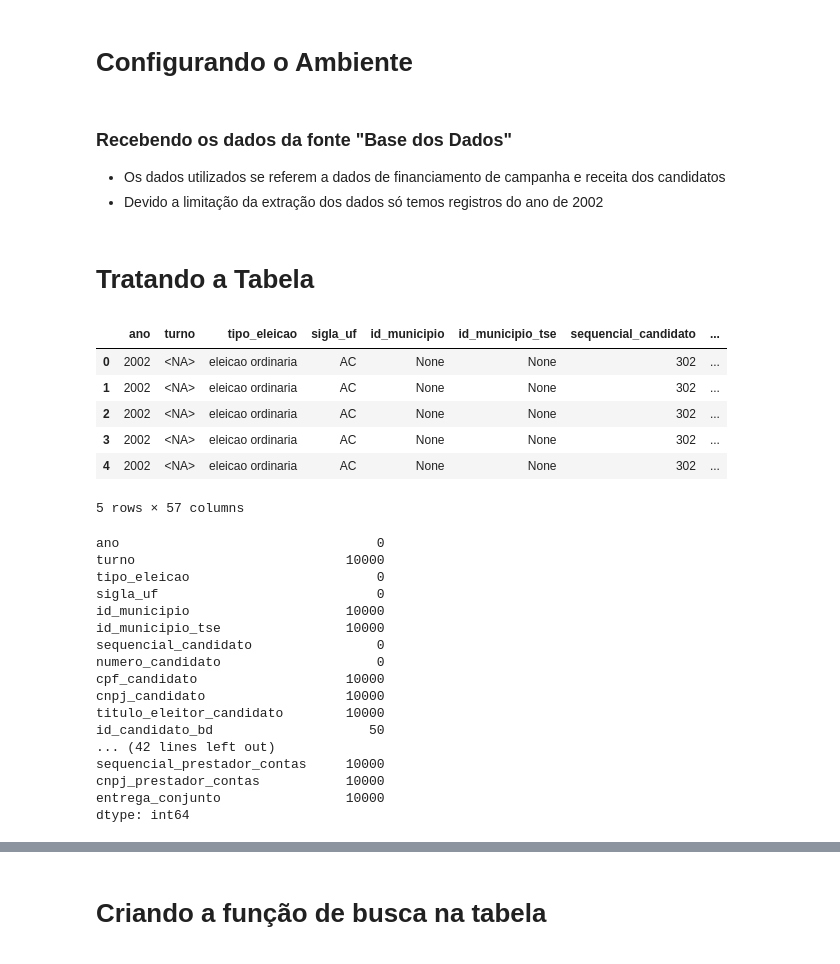
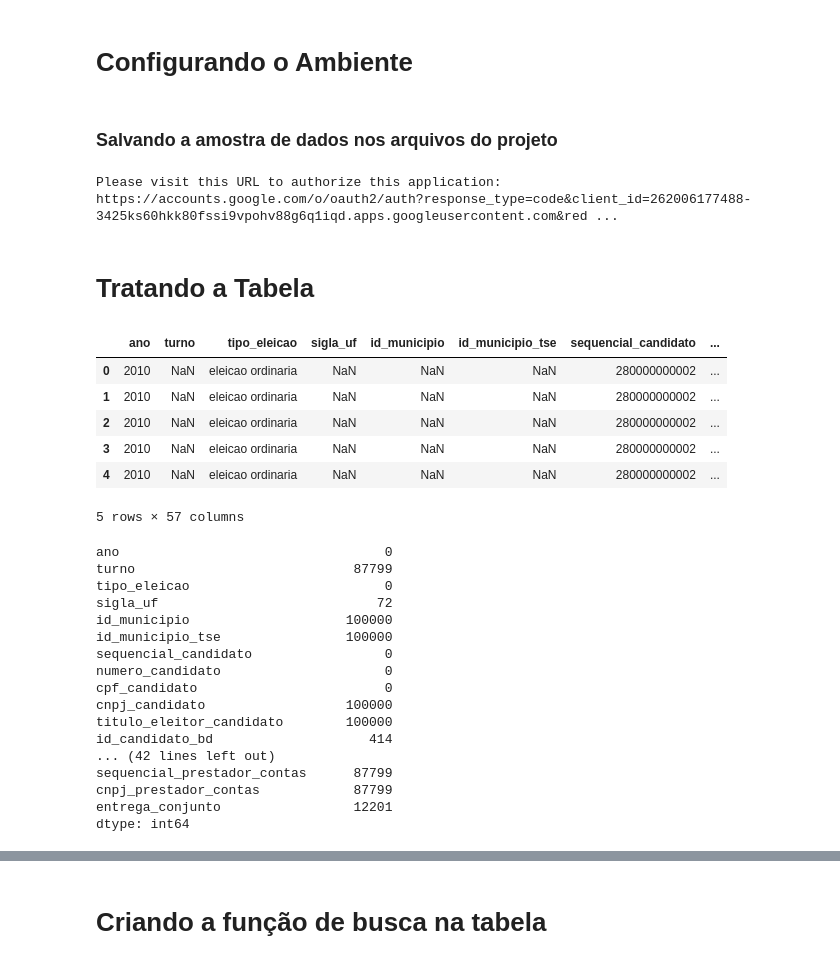
Before and after one commit to AugustoPrestes/Trabalho-ADS-2023.1, a Jupyter notebook: receita-candidatos.ipynb, the cells around one changed output, grey strips where cells are left out. Drawn from its saved outputs; the diff is of its cells as text; code cells hidden in the pictures.

```diff
--- a/receita-candidatos.ipynb
+++ b/receita-candidatos.ipynb
@@ -25,47 +40,52 @@ import basedosdados as bd
-# %% [markdown]
-### Recebendo os dados da fonte "Base dos Dados"
-
-* Os dados utilizados se referem a dados de financiamento de campanha e receita dos candidatos
-* Devido a limitação da extração dos dados só temos registros do ano de 2002
+# %% [markdown]
+### Salvando a amostra de dados nos arquivos do projeto
 # %%
 # Recebendo a tabela com as informações dos bens de cada candidato (limitado a 5 mil linhas)
-receitas_candidatos = bd.read_table(dataset_id='br_tse_eleicoes',
-                   table_id='receitas_candidato',
-                   billing_project_id='eleicoes-380622',
-                   limit=10000)
+# df = bd.read_table(dataset_id='br_tse_eleicoes',
+#                  table_id='receitas_candidato',
+#                  billing_project_id='eleicoes-380622',
+#                  limit=100000,
+#                  reauth=True)
+
+
+# Salvando a tabela carregada do 'Base dos dados', nos arquivo do projeto
+# df.to_csv('./amostra/dados_receita_candidatos.csv')
+# %% [output]
+Please visit this URL to authorize this application: https://accounts.google.com/o/oauth2/auth?response_type=code&client_id=262006177488-3425ks60hkk80fssi9vpohv88g6q1iqd.apps.googleusercontent.com&red ...
 # %% [markdown]
 # Tratando a Tabela
-# %%
-# Visualizando os dados
-receitas_candidatos.head()
-# %% [output]
-|  | ano | turno | tipo_eleicao | sigla_uf | id_municipio | id_municipio_tse | sequencial_candidato | ... |
-| 0 | 2002 | <NA> | eleicao ordinaria | AC | None | None | 302 | ... |
-| 1 | 2002 | <NA> | eleicao ordinaria | AC | None | None | 302 | ... |
-| 2 | 2002 | <NA> | eleicao ordinaria | AC | None | None | 302 | ... |
-| 3 | 2002 | <NA> | eleicao ordinaria | AC | None | None | 302 | ... |
-| 4 | 2002 | <NA> | eleicao ordinaria | AC | None | None | 302 | ... |
-5 rows × 57 columns
+# %%
+receitas_candidatos = pd.read_csv('./amostra/dados_receita_candidatos.csv', index_col=0)
+
+receitas_candidatos.head()
+# %% [output]
+|  | ano | turno | tipo_eleicao | sigla_uf | id_municipio | id_municipio_tse | sequencial_candidato | ... |
+| 0 | 2010 | NaN | eleicao ordinaria | NaN | NaN | NaN | 280000000002 | ... |
+| 1 | 2010 | NaN | eleicao ordinaria | NaN | NaN | NaN | 280000000002 | ... |
+| 2 | 2010 | NaN | eleicao ordinaria | NaN | NaN | NaN | 280000000002 | ... |
+| 3 | 2010 | NaN | eleicao ordinaria | NaN | NaN | NaN | 280000000002 | ... |
+| 4 | 2010 | NaN | eleicao ordinaria | NaN | NaN | NaN | 280000000002 | ... |
+5 rows × 57 columns
 # %%
 # Verificandos os dados ausentes
 receitas_candidatos.isnull().sum()
 # %% [output]
-ano                                 0
-turno                           10000
-tipo_eleicao                        0
-sigla_uf                            0
-id_municipio                    10000
-id_municipio_tse                10000
-sequencial_candidato                0
-numero_candidato                    0
-cpf_candidato                   10000
-cnpj_candidato                  10000
-titulo_eleitor_candidato        10000
-id_candidato_bd                    50
+ano                                  0
+turno                            87799
+tipo_eleicao                         0
+sigla_uf                            72
+id_municipio                    100000
+id_municipio_tse                100000
+sequencial_candidato                 0
+numero_candidato                     0
+cpf_candidato                        0
+cnpj_candidato                  100000
+titulo_eleitor_candidato        100000
+id_candidato_bd                    414
 ... (42 lines left out)
-sequencial_prestador_contas     10000
-cnpj_prestador_contas           10000
-entrega_conjunto                10000
+sequencial_prestador_contas      87799
+cnpj_prestador_contas            87799
+entrega_conjunto                 12201
 dtype: int64
 # %%
 # Criando um dicionario com o nome da coluna e a quantidade de valores vazios ela possui
```
Also changed, not shown: parts of 15 cells of this notebook, 1 other file.
